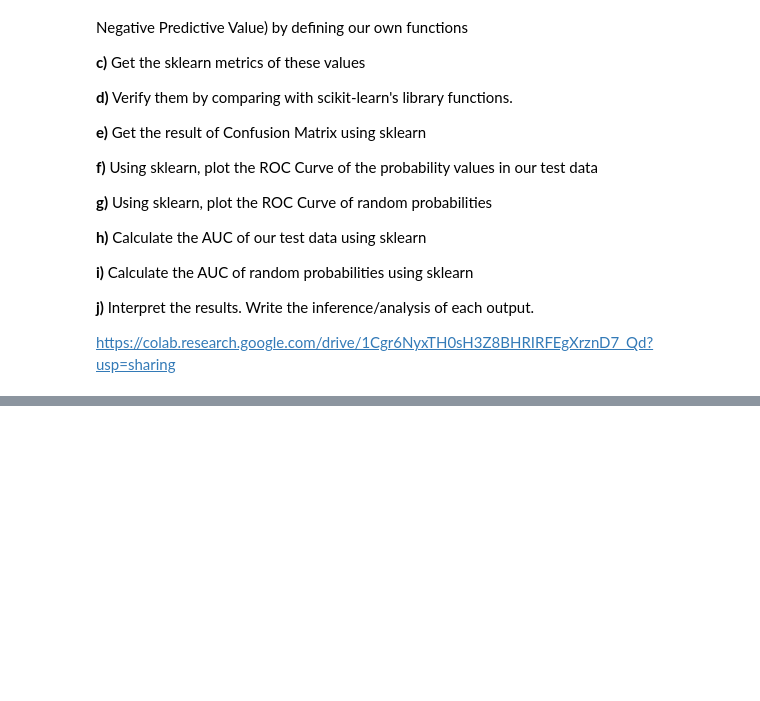
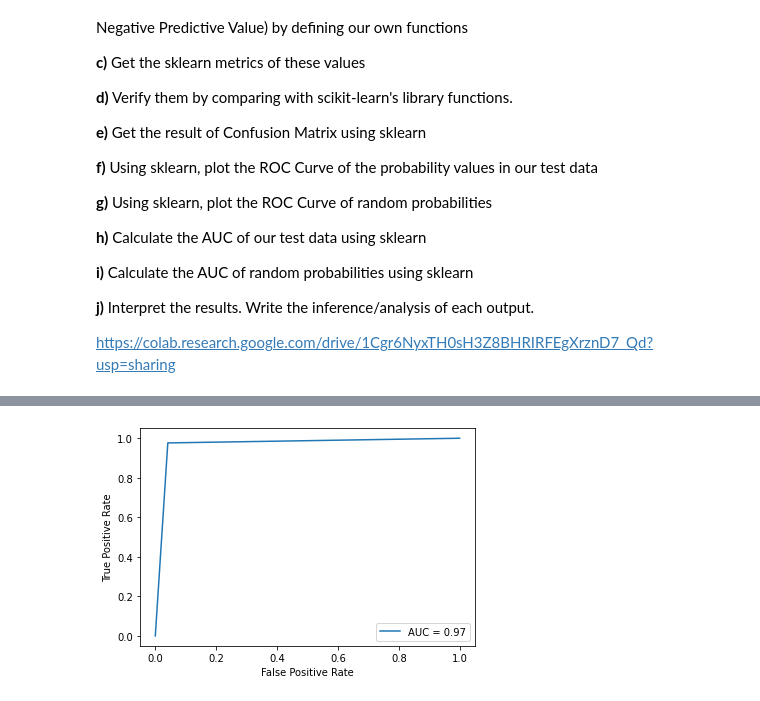
Before and after one commit to aditya-kumar-129/ML, a Jupyter notebook: lab 3/prg1.ipynb, the cells around one changed output, grey strips where cells are left out. Drawn from its saved outputs; the diff is of its cells as text; code cells hidden in the pictures; blank space fills up the shorter version.

```diff
--- a/lab 3/prg1.ipynb
+++ b/lab 3/prg1.ipynb
@@ -57,0 +70,6 @@ array([1, 1, 1, 1, 0, 1, 1, 1, 0, 1])
+# %%
+from sklearn.model_selection import train_test_split
+# test_size :- int represents the absolute number of test samples.
+X_train, X_test, y_train, y_test = train_test_split(X, y, test_size=200, random_state=0)
+# printing the value of y_train from begining till 10 index[excluding 10th index]
+print(y_train[:10])
@@ -57,0 +82,10 @@ array([1, 1, 1, 1, 0, 1, 1, 1, 0, 1])
+# %%
+# kernel{‘linear’, ‘poly’, ‘rbf’, ‘sigmoid’, ‘precomputed’} or callable, default=’rbf’ :- Specifies the kernel type to be used in the algorithm. If none is given, ‘rbf’ will be used. If a callable is given it is used to pre-compute the kernel matrix from data matrices; that matrix should be an array of shape (n_samples, n_samples).
+
+# probability bool, default=False :- Whether to enable probability estimates. This must be enabled prior to calling fit, will slow down that method as it internally uses 5-fold cross-validation, and predict_proba may be inconsistent with predict.
+
+# What does SVM SVC do?
+# The objective of a Linear SVC (Support Vector Classifier) is to fit to the data you provide, returning a "best fit" hyperplane that divides, or categorizes, your data.
+
+from sklearn.svm import SVC
+classifier = SVC(kernel='linear', probability=True, verbose=True)
@@ -57,0 +301,10 @@ array([1, 1, 1, 1, 0, 1, 1, 1, 0, 1])
+# %%
+from sklearn.metrics import RocCurveDisplay , auc , roc_curve
+fpr, tpr, thresholds = roc_curve(y_test, y_preds)
+roc_auc = auc(fpr, tpr)
+display = RocCurveDisplay(fpr=fpr, tpr=tpr, roc_auc=roc_auc)
+
+display.plot()
+plt.show()
+# %% [output]
+[figure, added]
```
Also changed, not shown: parts of 24 cells of this notebook.
